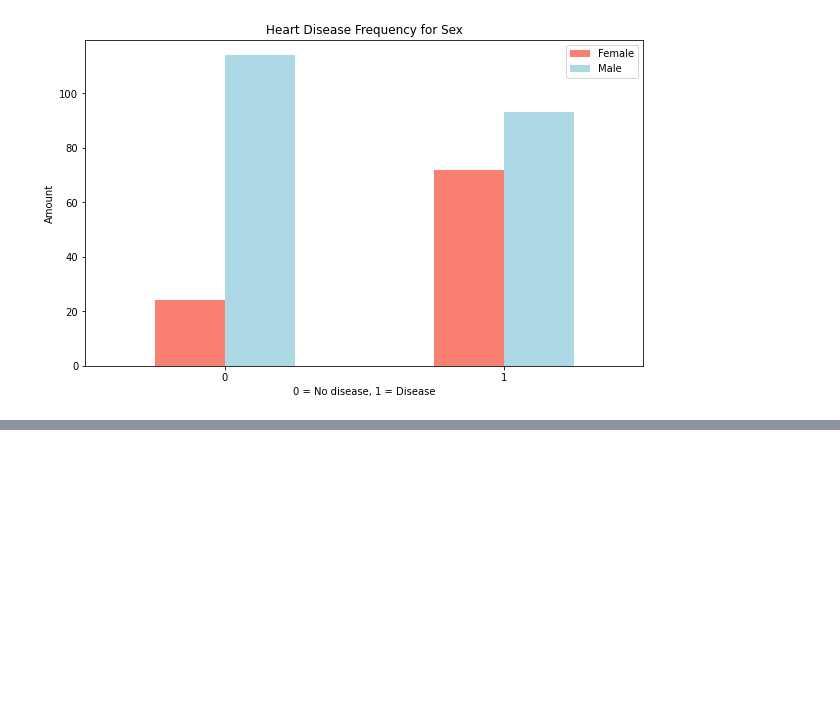
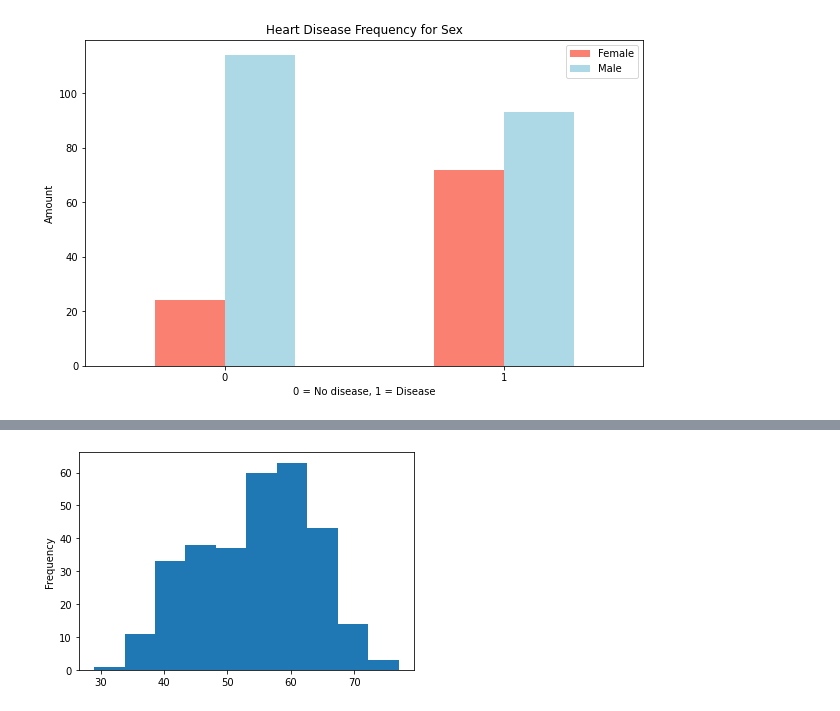
Before and after one commit to eRuaro/heart-disease-classification, a Jupyter notebook: heart-disease-classification.ipynb, the cells around one changed output, grey strips where cells are left out. Saved outputs shown, nothing was run; the diff lists cells and outputs as text; code cells hidden in the pictures; blank space fills up the shorter version.

```diff
--- a/heart-disease-classification.ipynb
+++ b/heart-disease-classification.ipynb
@@ -156,0 +197,8 @@ plt.xticks(rotation=0);
+# %%
+# Check distribution of the age column
+# Checks for outliers
+data.age.plot.hist();
+
+# No outliers so far...
+# %% [output]
+[figure, added]
```
Also changed, not shown: parts of 2 cells of this notebook.
